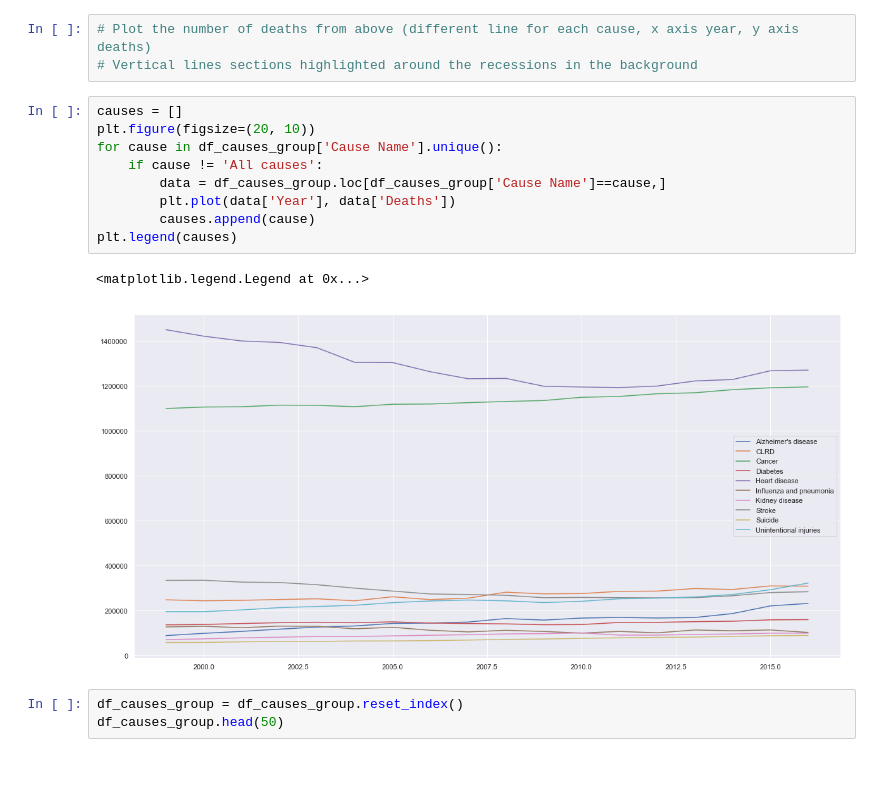
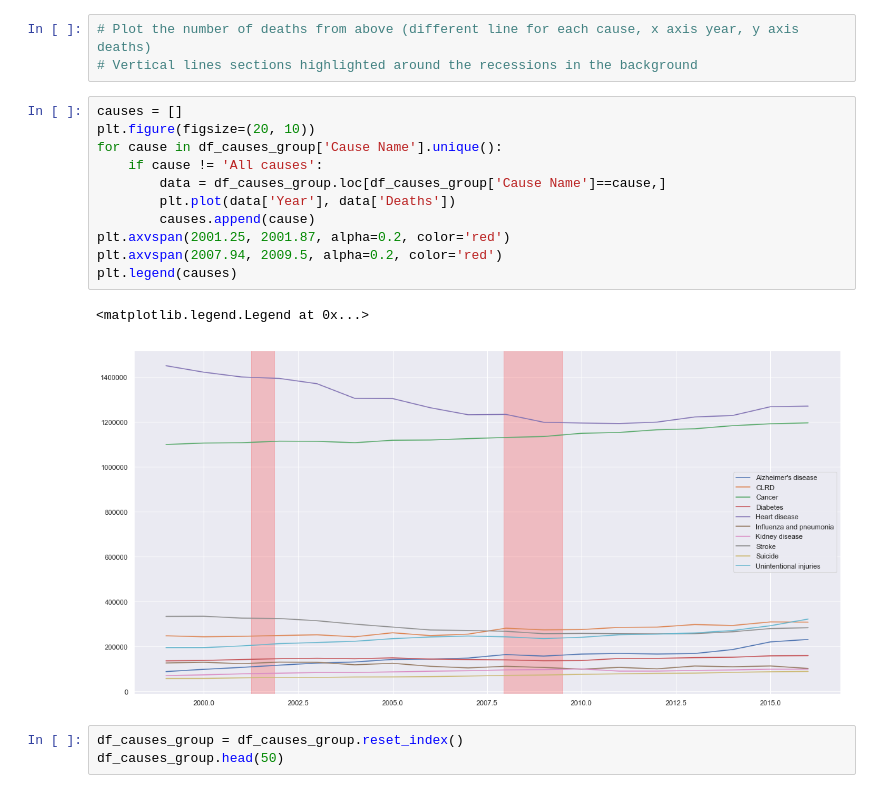
Before and after one commit to jchen2186/mortal-determination, a Jupyter notebook: Analysis_Thaper.ipynb, the cells around one changed output. Cells and saved outputs as stored; diff of their text form.

```diff
--- a/Analysis_Thaper.ipynb
+++ b/Analysis_Thaper.ipynb
@@ -41,15 +41,17 @@ Name: Deaths, dtype: int64
 # %%
 causes = []
 plt.figure(figsize=(20, 10))
 for cause in df_causes_group['Cause Name'].unique():
     if cause != 'All causes':
         data = df_causes_group.loc[df_causes_group['Cause Name']==cause,]
         plt.plot(data['Year'], data['Deaths'])
         causes.append(cause)
+plt.axvspan(2001.25, 2001.87, alpha=0.2, color='red')
+plt.axvspan(2007.94, 2009.5, alpha=0.2, color='red')
 plt.legend(causes)
 # %% [output]
 <matplotlib.legend.Legend at 0x...>
-[figure, old version]
+[figure, new version]
 # %%
 df_causes_group = df_causes_group.reset_index()
 df_causes_group.head(50)
```
